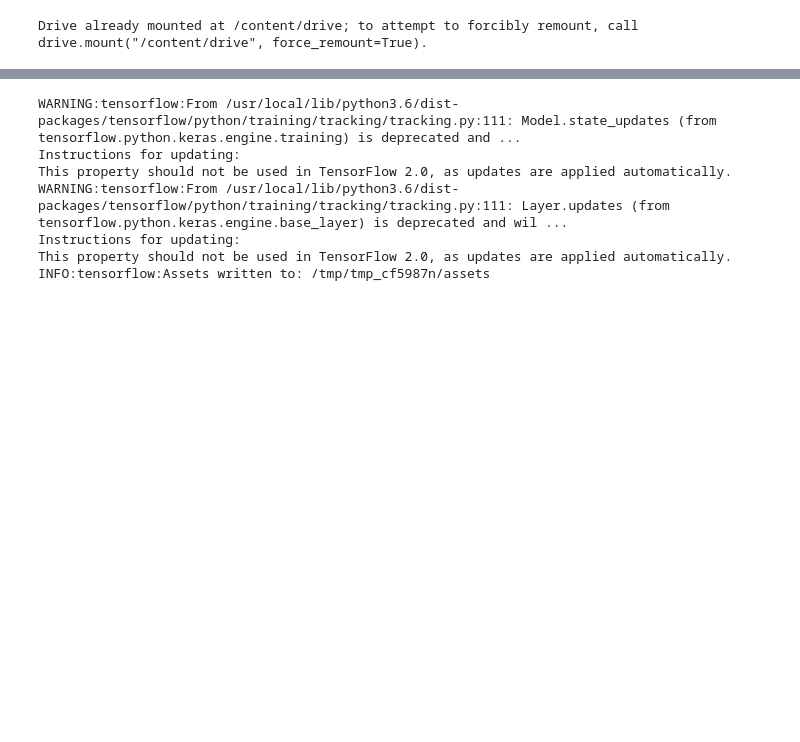
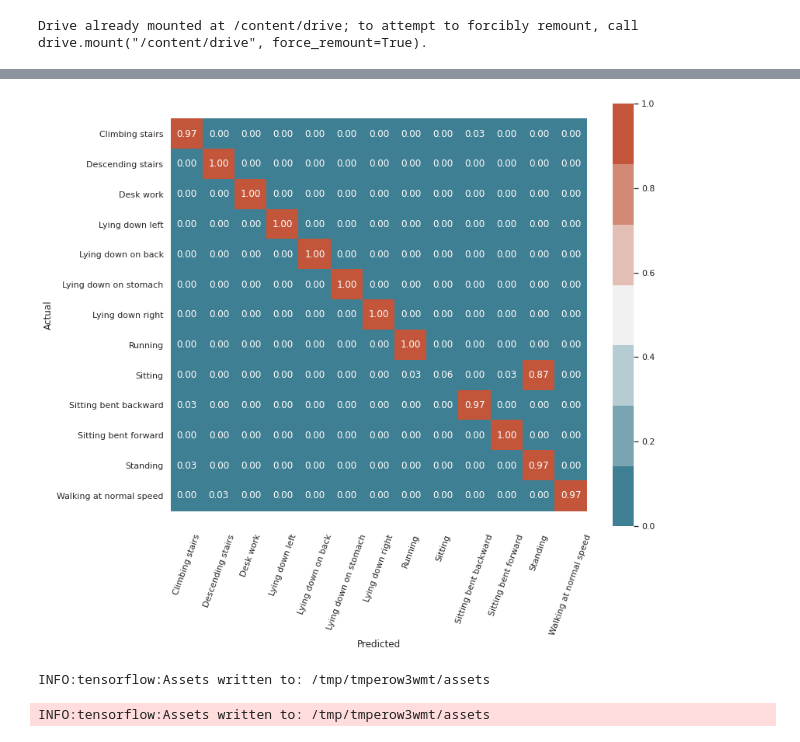
Before and after one commit to thomson008/pdiot-cw3, a Jupyter notebook: Data_processing.ipynb, the cells around one changed output, grey strips where cells are left out. Drawn from its saved outputs; the diff is of its cells as text; code cells hidden in the pictures; blank space fills up the shorter version.

```diff
--- a/Data_processing.ipynb
+++ b/Data_processing.ipynb
@@ -74,3 +78,9 @@ def split_data(leave_subject):
+# %%
+scale_columns = ['accel_x', 'accel_y', 'accel_z']
+
+def split_data(leave_subject):
+    df_train, df_test = sensor_data, sensor_data.loc[sensor_data.user_id == leave_subject]
+    return df_train, df_test
 # %%
 def create_dataset(X, y, time_steps=1, step=1):
     Xs, ys = [], []
@@ -165,0 +151,7 @@ Epoch 10/10
+# %%
+TIME_STEPS = 50
+STEP = 10
+
+trainX, trainy, testX, testy = load_dataset(TIME_STEPS, STEP, 's1758009')
+model = create_model(trainX, trainy, testX, testy)
+predy = model.predict(testX)
@@ -166,14 +176,45 @@ Epoch 10/10
+# %%
+def plot_cm(y_true, y_pred, class_names):
+    cm = confusion_matrix(y_true, y_pred, normalize='true')
+    fig, ax = plt.subplots(figsize=(12, 10))
+    ax = sns.heatmap(
+        cm,
+        annot=True,
+        fmt=".2f",
+        cmap=sns.diverging_palette(220, 20, n=7),
+        ax=ax
+    )
+
+    plt.xticks(rotation=70)
+    plt.yticks(rotation=90)
+    plt.ylabel('Actual')
+    plt.xlabel('Predicted')
+    ax.set_xticklabels(class_names)
+    ax.set_yticklabels(class_names, rotation=0)
+    b, t = plt.ylim() # discover the values for bottom and top
+    b += 0.5 # Add 0.5 to the bottom
+    t -= 0.5 # Subtract 0.5 from the top
+    plt.ylim(b, t) # update the ylim(bottom, top) values
+    plt.show() # ta-da!
+
+register_matplotlib_converters()
+sns.set(style='whitegrid', palette='muted', font_scale=1)
+
+rcParams['figure.figsize'] = 22, 10
+
+plot_cm(
+    enc.inverse_transform(testy),
+    enc.inverse_transform(predy),
+    enc.categories_[0]
+)
+# %% [output]
+[figure, added]
 # %%
 converter = tf.lite.TFLiteConverter.from_keras_model(model)
 tflite_model = converter.convert()
 
-with open('model.tflite', 'wb') as f:
+with open('model_movement.tflite', 'wb') as f:
   f.write(tflite_model)
 # %% [output]
-WARNING:tensorflow:From /usr/local/lib/python3.6/dist-packages/tensorflow/python/training/tracking/tracking.py:111: Model.state_updates (from tensorflow.python.keras.engine.training) is deprecated and ...
-Instructions for updating:
-This property should not be used in TensorFlow 2.0, as updates are applied automatically.
-WARNING:tensorflow:From /usr/local/lib/python3.6/dist-packages/tensorflow/python/training/tracking/tracking.py:111: Layer.updates (from tensorflow.python.keras.engine.base_layer) is deprecated and wil ...
-Instructions for updating:
-This property should not be used in TensorFlow 2.0, as updates are applied automatically.
-INFO:tensorflow:Assets written to: /tmp/tmp_cf5987n/assets
+INFO:tensorflow:Assets written to: /tmp/tmperow3wmt/assets
+INFO:tensorflow:Assets written to: /tmp/tmperow3wmt/assets
```
Also changed, not shown: parts of 9 cells of this notebook.
